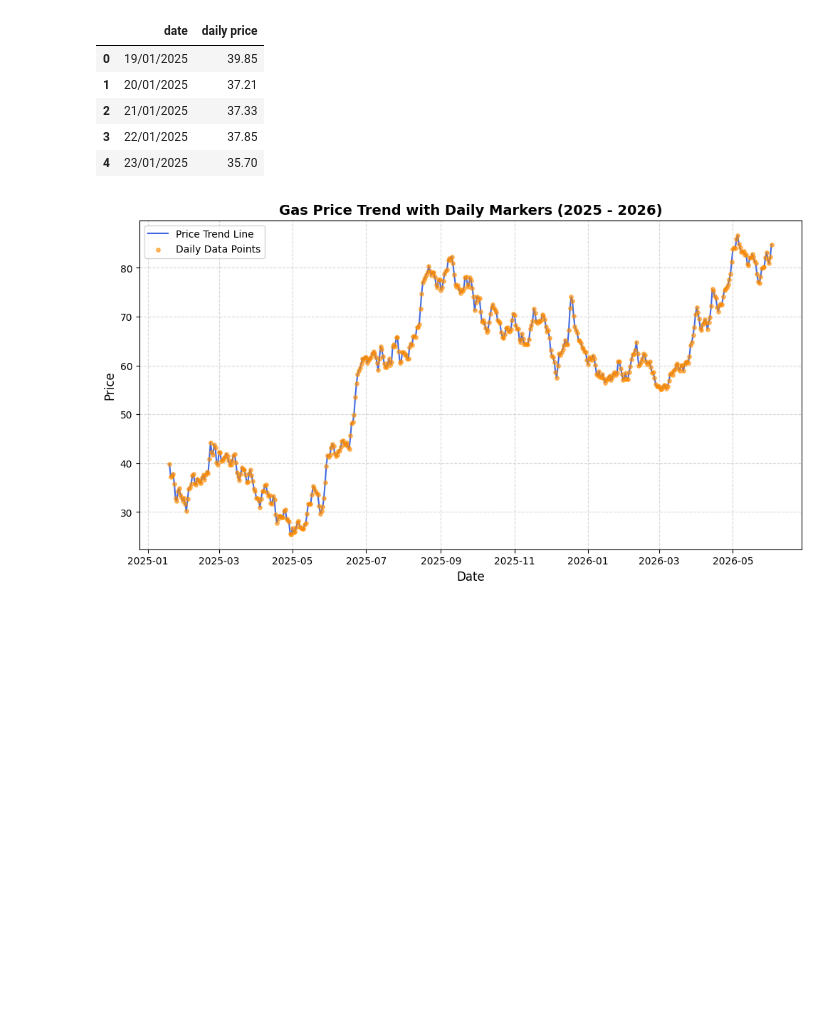
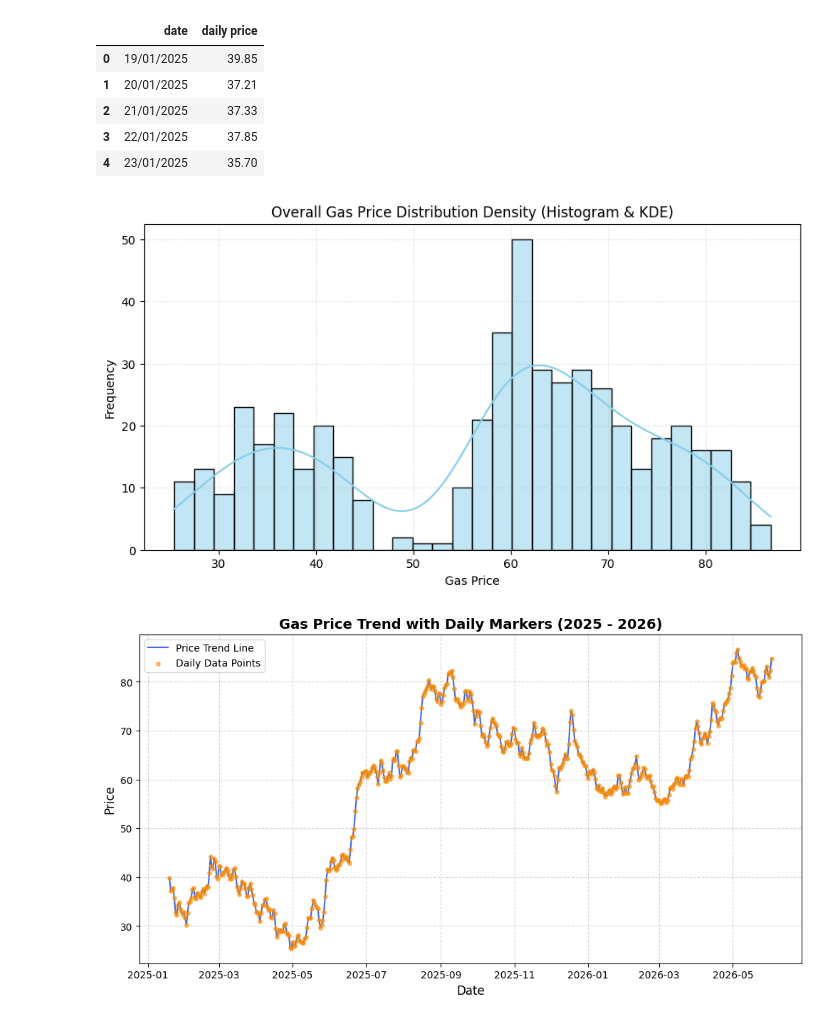
Before and after one commit to Revanth214214/gas_prices_forecasting, a Jupyter notebook: notebooks/01_eda_arma.ipynb, the cells around one changed output. Saved outputs shown, nothing was run; the diff lists cells and outputs as text; code cells hidden in the pictures; blank space fills up the shorter version.

```diff
--- a/notebooks/01_eda_arma.ipynb
+++ b/notebooks/01_eda_arma.ipynb
@@ -39,6 +40,17 @@ df['date'] = pd.to_datetime(df['date'], format='%d/%m/%Y') #(dd/mm/yyyy)
 
 #set date column as index(TS)
 df.set_index('date', inplace=True)
+# %%
+# Plotting overall density spread of the target asset
+plt.figure(figsize=(10, 5))
+sns.histplot(df['daily price'], kde=True, color='skyblue', bins=30)
+plt.title('Overall Gas Price Distribution Density (Histogram & KDE)')
+plt.xlabel('Gas Price')
+plt.ylabel('Frequency')
+plt.grid(True, linestyle=':', alpha=0.5)
+plt.show()
+# %% [output]
+[figure, added]
 # %%
 #line and scatter plot
 plt.figure(figsize=(12, 6))
```
Also changed, not shown: parts of 23 cells of this notebook, 1 other file.
